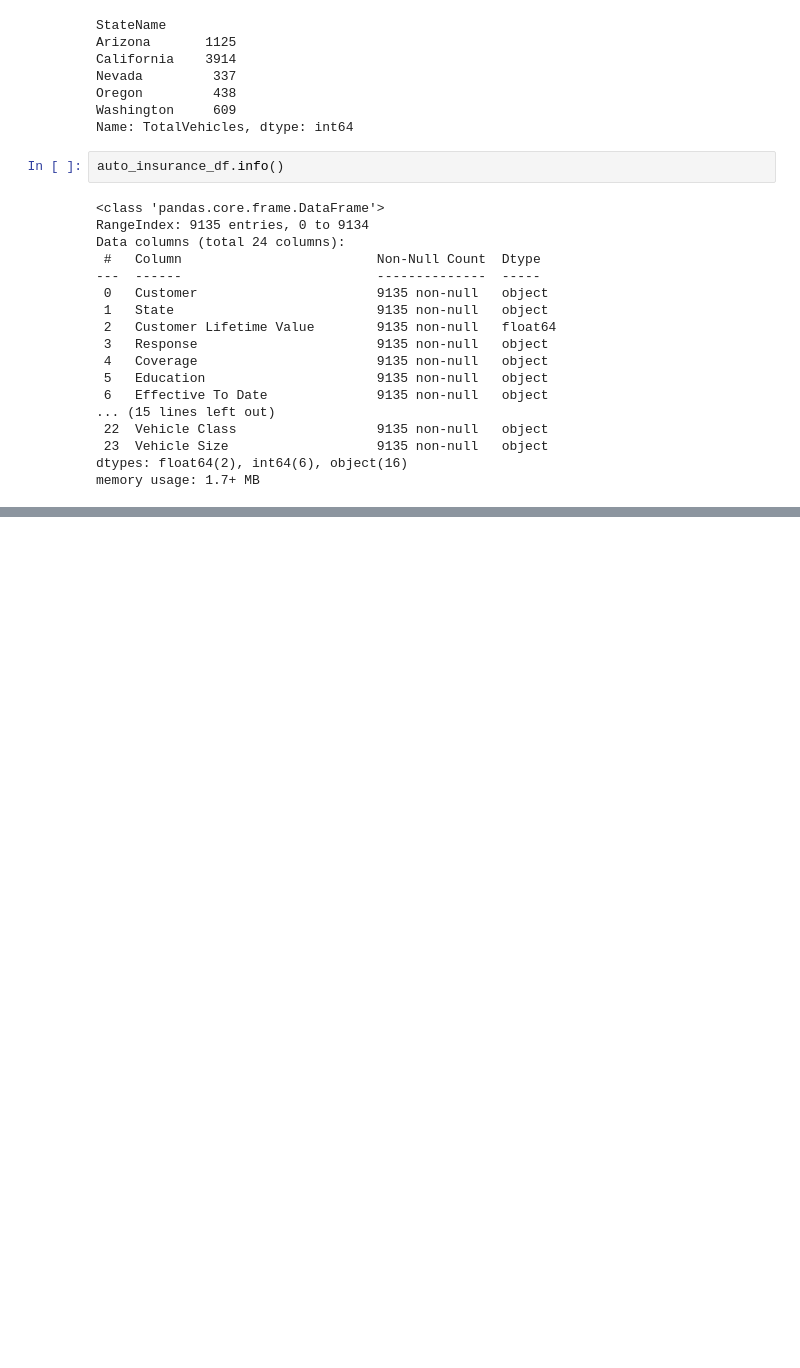
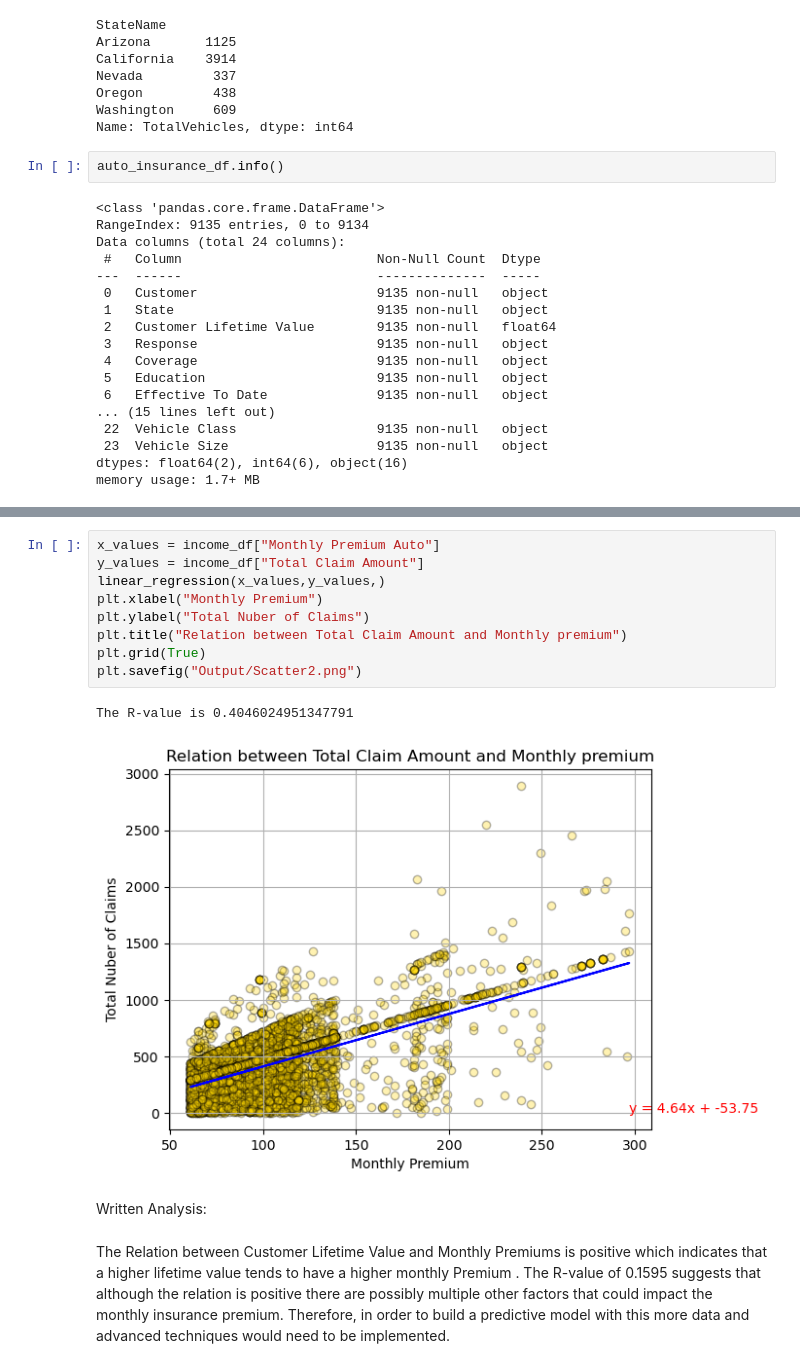
Before and after one commit to rdeshir10/Understanding_car_insurance, a Jupyter notebook: car_insurance.ipynb, the cells around one changed output, grey strips where cells are left out. Cells and saved outputs as stored; diff of their text form; blank space fills up the shorter version.

```diff
--- a/car_insurance.ipynb
+++ b/car_insurance.ipynb
@@ -126,0 +151,16 @@ income_df[["Income","Monthly Premium Auto","Customer Lifetime Value","Total Clai
+# %%
+x_values = income_df["Monthly Premium Auto"]
+y_values = income_df["Total Claim Amount"]
+linear_regression(x_values,y_values,)
+plt.xlabel("Monthly Premium")
+plt.ylabel("Total Nuber of Claims")
+plt.title("Relation between Total Claim Amount and Monthly premium")
+plt.grid(True)
+plt.savefig("Output/Scatter2.png")
+# %% [output]
+The R-value is 0.4046024951347791
+[figure, added]
+# %% [markdown]
+Written Analysis:
+# %% [markdown]
+The Relation between Customer Lifetime Value and Monthly Premiums is positive which indicates that a higher lifetime value tends to have a higher monthly Premium . The R-value of 0.1595 suggests that although the relation is positive there are possibly multiple other factors that could impact the monthly insurance premium. Therefore, in order to build a predictive model with this more data and advanced techniques would need to be implemented.
```
Also changed, not shown: parts of 7 cells of this notebook.
